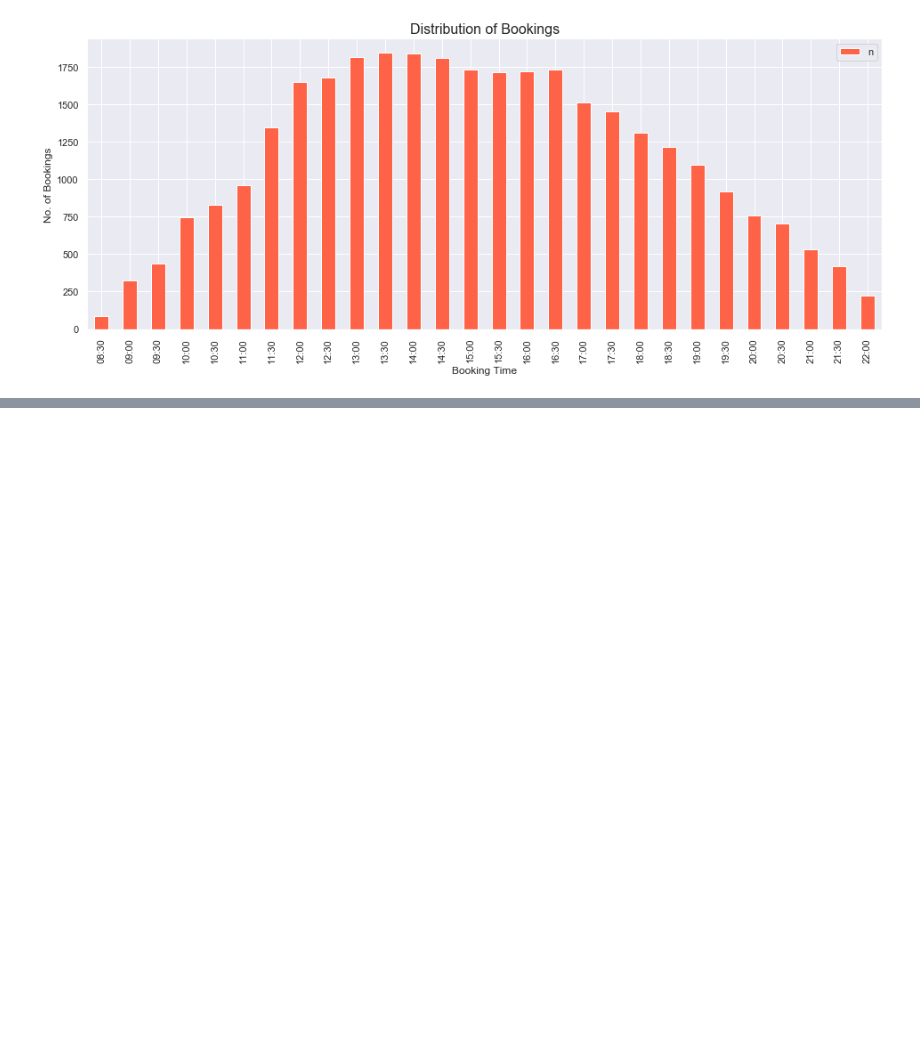
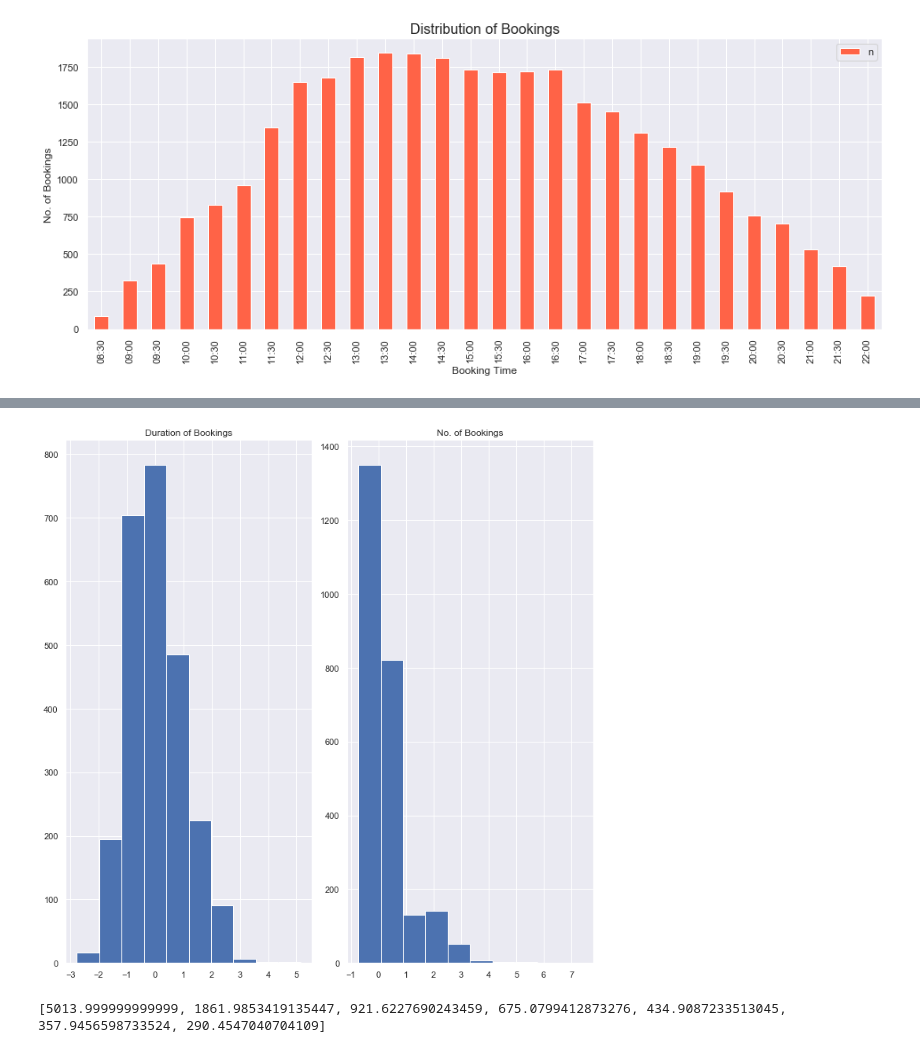
Before and after one commit to y4nrui/SMU-BIA-DAP-Project-1920, a Jupyter notebook: Bookings.ipynb, the cells around one changed output, grey strips where cells are left out. Cells and saved outputs as stored; diff of their text form; code cells hidden in the pictures; blank space fills up the shorter version.

Commit message:
Added EDA and clustering

```diff
--- a/Bookings.ipynb
+++ b/Bookings.ipynb
@@ -184,20 +173,5 @@ def expand_df_based_on_intervals(bookings):
 
     return new_bookings
 
-test = expand_df_based_on_intervals(bookings)
-#plot timings based on how many rows for each timing
-#popular facilities/GSR from the schools
-
-#relationship between the school booker is from vs the school which booker booked in
-
-#forecasting(?????)
-
-#do analysis with SR vs without SR to see differences/trends
-
-# clustering model (unsupervised) --> based on frequency and amt of times they book.
-#Can analyse clusters to find out what sch they are from and rough timings they booked
-
-#
-
-#pd.grouper() to groupby weeks, frequency = w
+expanded_bookings = expand_df_based_on_intervals(bookings)
 # %%
@@ -250,2 +196,0 @@ def filter_(x):
-# %%
-bookings['15:30'] = bookings['Booking Time'].apply(filter_)
@@ -257,0 +355,11 @@ bookings['Purpose'].value_counts()
+# %%
+#plot the SSEs and determine optimal k
+df_merge_col_name_dropped = df_merge_col.drop(['Name'],axis=1)
+
+def add_one(col):
+    return col+1
+df_merge_col_name_dropped_add_one = np.log(df_merge_col_name_dropped['No. of Bookings'].apply(add_one)).reset_index()
+df_merge_col_name_dropped_add_one['Duration of Bookings'] = df_merge_col_name_dropped['Duration of Bookings'].apply(np.log)
+
+# sns.boxplot(df_merge_col_name_dropped_add_one)
+# sns.boxplot(np.log(df_merge_col_name_dropped['Duration of Bookings']))
@@ -257,0 +369,2 @@ bookings['Purpose'].value_counts()
+# %%
+df_merge_col_name_dropped_add_one.drop(columns = 'index',inplace=True)
@@ -257,0 +380,27 @@ bookings['Purpose'].value_counts()
+# %%
+# Solution
+scaler = StandardScaler()
+scaler.fit(df_merge_col_name_dropped_add_one)
+df_merge_col_name_dropped_scaled = scaler.transform(df_merge_col_name_dropped_add_one)
+
+df_merged_prepared = pd.DataFrame(df_merge_col_name_dropped_scaled, columns=df_merge_col_name_dropped_add_one.columns)
+
+df_merged_prepared
+
+df_merged_prepared.hist(figsize=(10,10))
+plt.tight_layout()
+plt.show()
+# %% [output]
+[figure, added]
+# %%
+#determine SSE
+
+SSE = []
+
+for i in range(1,8):
+    model5 = KMeans(n_clusters = i)
+    model5.fit(df_merged_prepared)
+    SSE.append(model5.inertia_)
+print(SSE)
+# %% [output]
+[5013.999999999999, 1861.9853419135447, 921.6227690243459, 675.0799412873276, 434.9087233513045, 357.9456598733524, 290.4547040704109]
```
Also changed, not shown: parts of 29 cells of this notebook, 1 other file.
